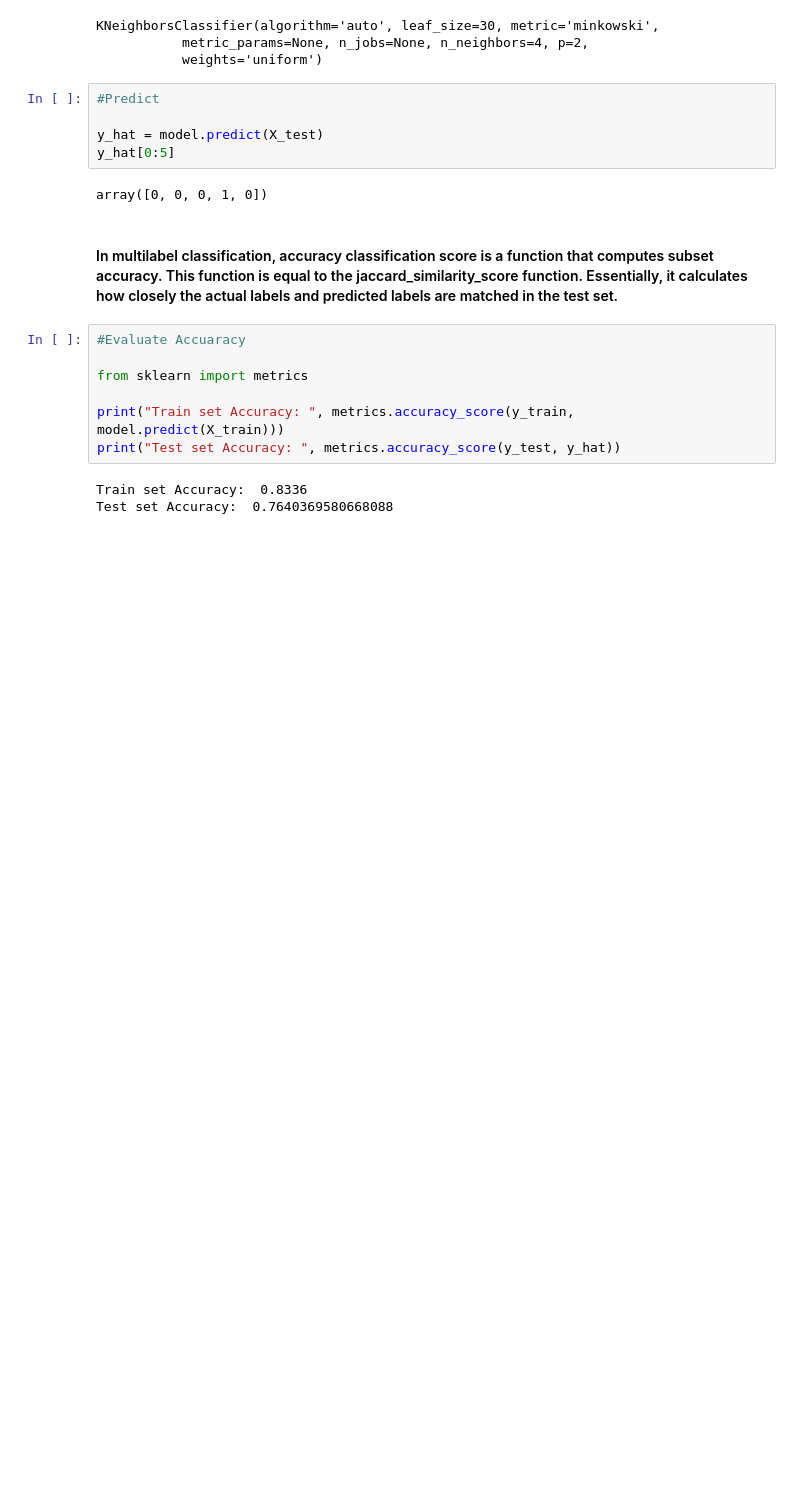
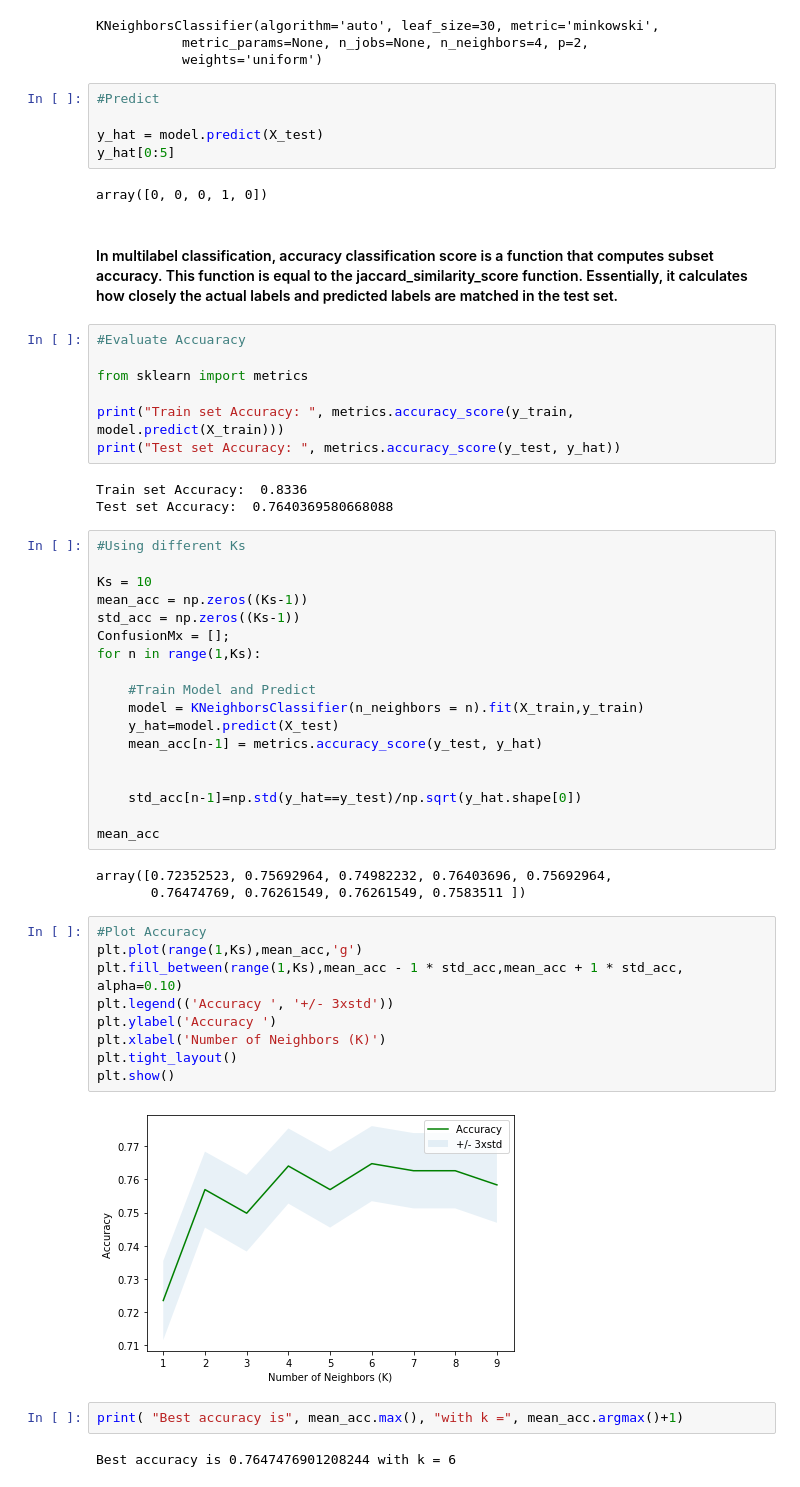
Before and after one commit to IMabuza/k-nearest-neighbours, a Jupyter notebook: k-nearest-neighbours.ipynb, the cells around one changed output. Cells and saved outputs as stored; diff of their text form; blank space fills up the shorter version.

Commit message:
Plot model accuracy with different K's and picking the best K

```diff
--- a/k-nearest-neighbours.ipynb
+++ b/k-nearest-neighbours.ipynb
@@ -222,3 +222,39 @@ print("Test set Accuracy: ", metrics.accuracy_score(y_test, y_hat))
 # %% [output]
 Train set Accuracy:  0.8336
 Test set Accuracy:  0.7640369580668088
+# %%
+#Using different Ks
+
+Ks = 10
+mean_acc = np.zeros((Ks-1))
+std_acc = np.zeros((Ks-1))
+ConfusionMx = [];
+for n in range(1,Ks):
+
+    #Train Model and Predict
+    model = KNeighborsClassifier(n_neighbors = n).fit(X_train,y_train)
+    y_hat=model.predict(X_test)
+    mean_acc[n-1] = metrics.accuracy_score(y_test, y_hat)
+
+
+    std_acc[n-1]=np.std(y_hat==y_test)/np.sqrt(y_hat.shape[0])
+
+mean_acc
+# %% [output]
+array([0.72352523, 0.75692964, 0.74982232, 0.76403696, 0.75692964,
+       0.76474769, 0.76261549, 0.76261549, 0.7583511 ])
+# %%
+#Plot Accuracy
+plt.plot(range(1,Ks),mean_acc,'g')
+plt.fill_between(range(1,Ks),mean_acc - 1 * std_acc,mean_acc + 1 * std_acc, alpha=0.10)
+plt.legend(('Accuracy ', '+/- 3xstd'))
+plt.ylabel('Accuracy ')
+plt.xlabel('Number of Neighbors (K)')
+plt.tight_layout()
+plt.show()
+# %% [output]
+[figure, added]
+# %%
+print( "Best accuracy is", mean_acc.max(), "with k =", mean_acc.argmax()+1)
+# %% [output]
+Best accuracy is 0.7647476901208244 with k = 6
```
